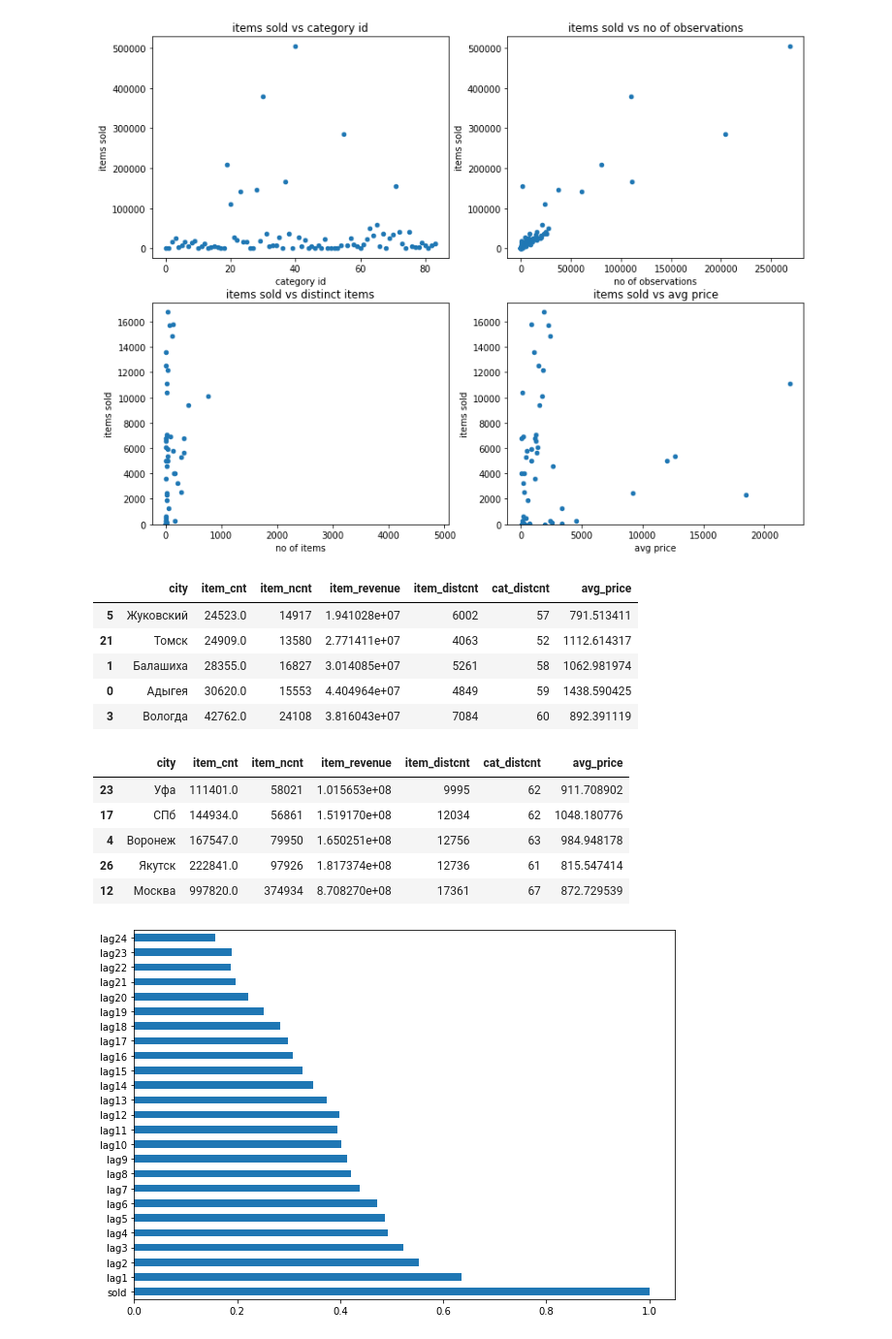
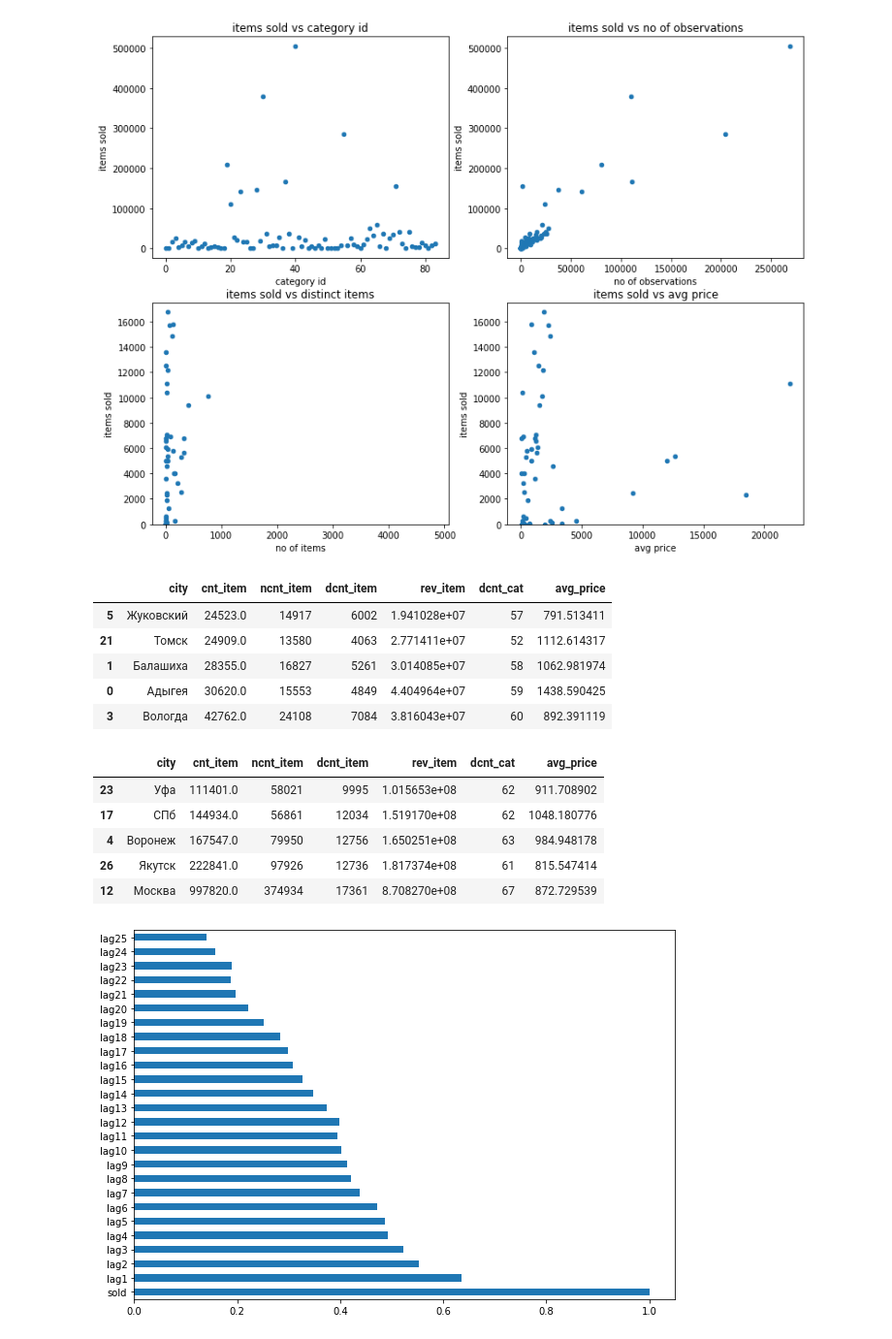
Before and after one commit to fridrichmrtn/hse-advanced-machine-learning, a Jupyter notebook: 02_competitive_data_science/wk06/peda_and_verification.ipynb, the cells around one changed output. Shown: that part at 97% size. Cells and saved outputs as stored; diff of their text form; code cells hidden in the pictures.

```diff
--- a/02_competitive_data_science/wk06/peda_and_verification.ipynb
+++ b/02_competitive_data_science/wk06/peda_and_verification.ipynb
@@ -255,8 +255,8 @@ sales_wide = sales_train.merge(items, left_on="item_id", right_on="item_id").\
 # construct aggregated sales
 agg_sales = sales_wide[sales_wide.shop_id.isin(sales_test.shop_id)].\
     groupby(["year", "month", "shop_id", "item_id", "item_category_id", "city"], as_index=False).agg(
-    avg_block=("date_block_num", np.mean),
-    item_cnt=("item_cnt_day",sum),
+    date_block_num=("date_block_num", np.mean),
+    cnt_item=("item_cnt_day",sum),
     avg_price=("item_price",np.mean),
     min_price=("item_price",np.min),
     max_price=("item_price",np.max),
@@ -415,41 +415,41 @@ axs[1,1].set_ylabel("items sold");axs[1,1].set_xlabel("avg price");
 # %%
 # cities
 agg_cities = agg_sales.groupby(["city"], as_index=False).agg(
-    item_cnt=("item_cnt",sum),
-    item_ncnt=("item_cnt","count"),
-    item_revenue=("sum_revenue",sum),
-    item_distcnt=("item_id", pd.Series.nunique),
-    cat_distcnt=("item_category_id", pd.Series.nunique)).\
-        sort_values("item_cnt")
-agg_cities["avg_price"] = agg_cities.item_revenue/agg_cities.item_cnt
+    cnt_item=("cnt_item",sum),
+    ncnt_item=("cnt_item","count"),
+    dcnt_item=("item_id", pd.Series.nunique),
+    rev_item=("sum_revenue",sum),
+    dcnt_cat=("item_category_id", pd.Series.nunique)).\
+        sort_values("cnt_item")
+agg_cities["avg_price"] = agg_cities.rev_item/agg_cities.cnt_item
 display(agg_cities.head(5))
 display(agg_cities.tail(5))
 # %% [output]
-|  | city | item_cnt | item_ncnt | item_revenue | item_distcnt | cat_distcnt | avg_price |
-| 5 | Жуковский | 24523.0 | 14917 | 1.941028e+07 | 6002 | 57 | 791.513411 |
-| 21 | Томск | 24909.0 | 13580 | 2.771411e+07 | 4063 | 52 | 1112.614317 |
-| 1 | Балашиха | 28355.0 | 16827 | 3.014085e+07 | 5261 | 58 | 1062.981974 |
-| 0 | Адыгея | 30620.0 | 15553 | 4.404964e+07 | 4849 | 59 | 1438.590425 |
-| 3 | Вологда | 42762.0 | 24108 | 3.816043e+07 | 7084 | 60 | 892.391119 |
+|  | city | cnt_item | ncnt_item | dcnt_item | rev_item | dcnt_cat | avg_price |
+| 5 | Жуковский | 24523.0 | 14917 | 6002 | 1.941028e+07 | 57 | 791.513411 |
+| 21 | Томск | 24909.0 | 13580 | 4063 | 2.771411e+07 | 52 | 1112.614317 |
+| 1 | Балашиха | 28355.0 | 16827 | 5261 | 3.014085e+07 | 58 | 1062.981974 |
+| 0 | Адыгея | 30620.0 | 15553 | 4849 | 4.404964e+07 | 59 | 1438.590425 |
+| 3 | Вологда | 42762.0 | 24108 | 7084 | 3.816043e+07 | 60 | 892.391119 |
-|  | city | item_cnt | item_ncnt | item_revenue | item_distcnt | cat_distcnt | avg_price |
-| 23 | Уфа | 111401.0 | 58021 | 1.015653e+08 | 9995 | 62 | 911.708902 |
-| 17 | СПб | 144934.0 | 56861 | 1.519170e+08 | 12034 | 62 | 1048.180776 |
-| 4 | Воронеж | 167547.0 | 79950 | 1.650251e+08 | 12756 | 63 | 984.948178 |
-| 26 | Якутск | 222841.0 | 97926 | 1.817374e+08 | 12736 | 61 | 815.547414 |
-| 12 | Москва | 997820.0 | 374934 | 8.708270e+08 | 17361 | 67 | 872.729539 |
+|  | city | cnt_item | ncnt_item | dcnt_item | rev_item | dcnt_cat | avg_price |
+| 23 | Уфа | 111401.0 | 58021 | 9995 | 1.015653e+08 | 62 | 911.708902 |
+| 17 | СПб | 144934.0 | 56861 | 12034 | 1.519170e+08 | 62 | 1048.180776 |
+| 4 | Воронеж | 167547.0 | 79950 | 12756 | 1.650251e+08 | 63 | 984.948178 |
+| 26 | Якутск | 222841.0 | 97926 | 12736 | 1.817374e+08 | 61 | 815.547414 |
+| 12 | Москва | 997820.0 | 374934 | 17361 | 8.708270e+08 | 67 | 872.729539 |
 # %%
 # auto correlation with lags
-im_sales = agg_sales.groupby(["avg_block","shop_id","item_id"], as_index=False)\
-    .agg(sold=("item_cnt", sum))\
-        .sort_values("avg_block")
+im_sales = agg_sales.groupby(["date_block_num","shop_id","item_id"], as_index=False)\
+    .agg(sold=("cnt_item", sum))\
+        .sort_values("date_block_num")
 lags = range(1,26)
 lag_series = []
 for l in lags:
     lag_series.append(im_sales.groupby(["shop_id","item_id"], as_index=False).sold.shift(l))
 lag_sales = pd.concat(lag_series, axis=1).fillna(0)
 lag_sales.columns = ["lag"+str(l) for l in lags]
 lag_sales = pd.concat([im_sales, lag_sales], axis=1)
 fig, ax = plt.subplots(1,1, figsize=(10,7))
-lag_sales.loc[:,"sold":"lag25"].corr()["sold"].head(25).plot(kind="barh", ax=ax);
+lag_sales.loc[:,"sold":"lag25"].corr()["sold"].head(26).plot(kind="barh", ax=ax);
 # %% [output]
-[figure, old version]
+[figure, new version]
```
Also changed, not shown: parts of 17 cells of this notebook, 2 other files.
